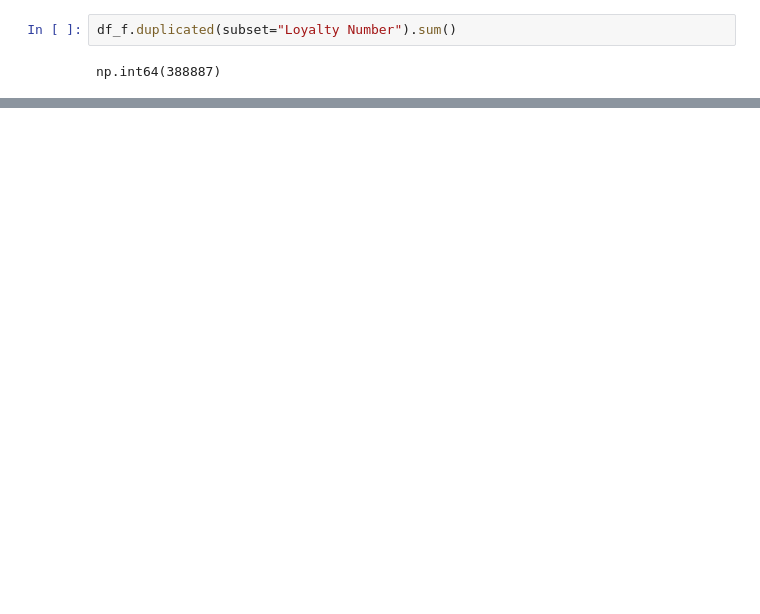
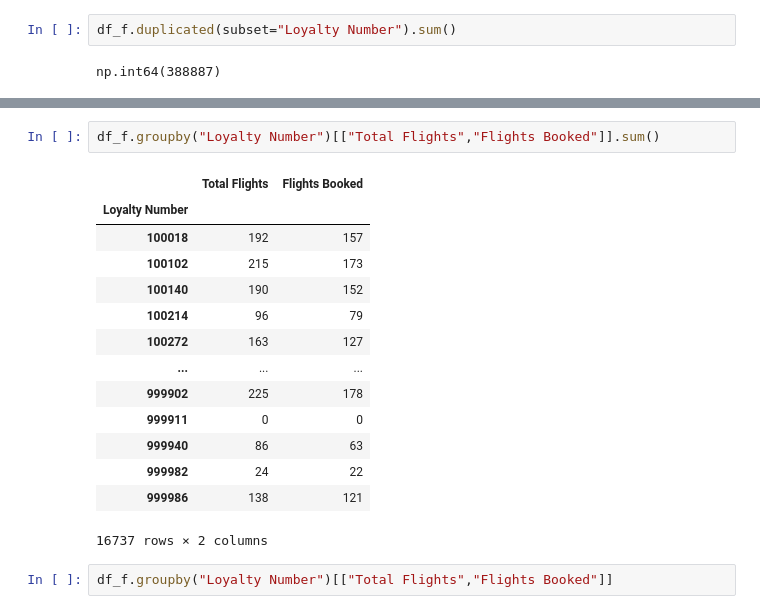
Before and after one commit to Adalab/bda-modulo-3-evaluacion-final-elenapavonfernandez-ui, a Jupyter notebook: notebooks/01_exploracion.ipynb, the cells around one changed output, grey strips where cells are left out. Cells and saved outputs as stored; diff of their text form; blank space fills up the shorter version.

```diff
--- a/notebooks/01_exploracion.ipynb
+++ b/notebooks/01_exploracion.ipynb
@@ -104,0 +158,19 @@ df_f[df_f.duplicated(subset="Loyalty Number", keep=False)].sort_values("Loyalty
+# %%
+df_f.groupby("Loyalty Number")[["Total Flights","Flights Booked"]].sum()
+# %% [output]
+|  | Total Flights | Flights Booked |
+| Loyalty Number |  |  |
+| 100018 | 192 | 157 |
+| 100102 | 215 | 173 |
+| 100140 | 190 | 152 |
+| 100214 | 96 | 79 |
+| 100272 | 163 | 127 |
+| ... | ... | ... |
+| 999902 | 225 | 178 |
+| 999911 | 0 | 0 |
+| 999940 | 86 | 63 |
+| 999982 | 24 | 22 |
+| 999986 | 138 | 121 |
+16737 rows × 2 columns
+# %%
+df_f.groupby("Loyalty Number")[["Total Flights","Flights Booked"]]
```
Also changed, not shown: parts of 12 cells of this notebook, 1 other file.
